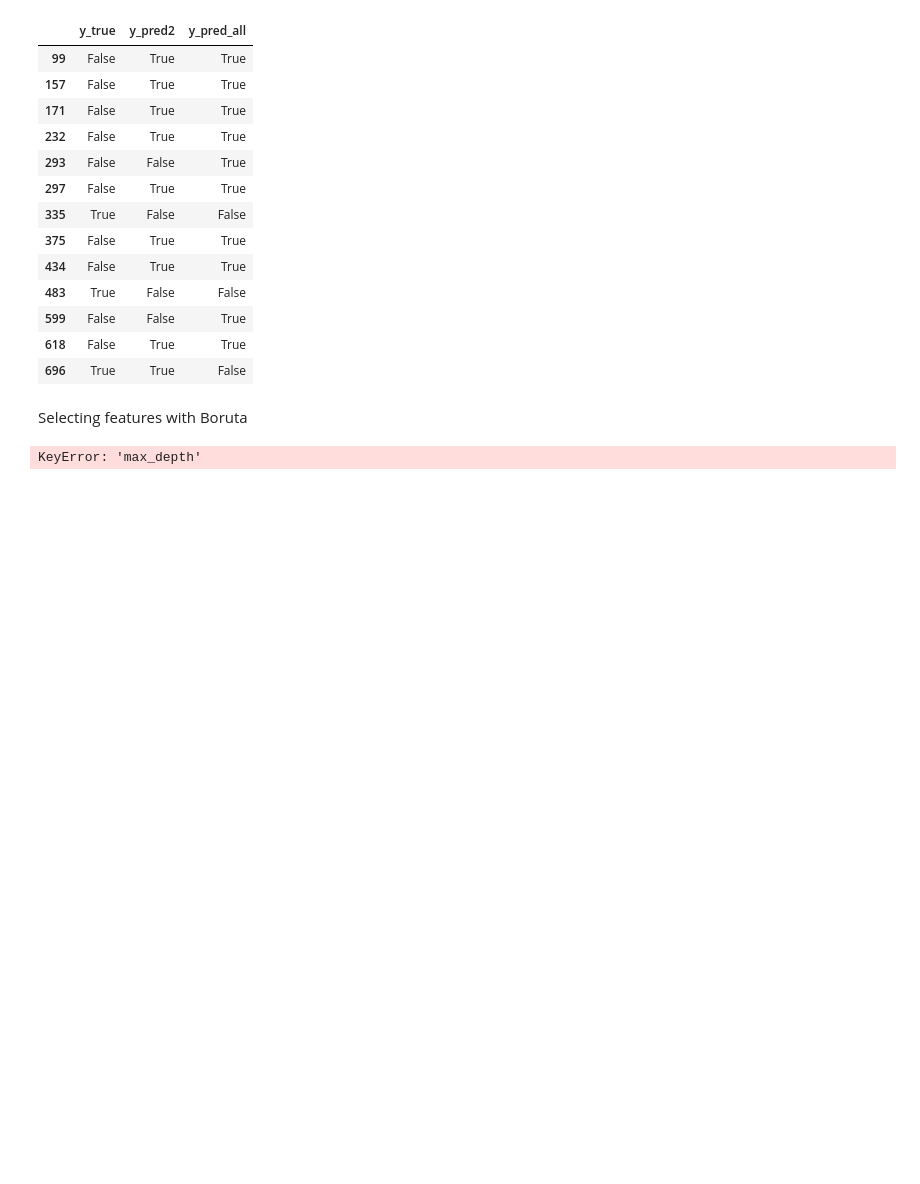
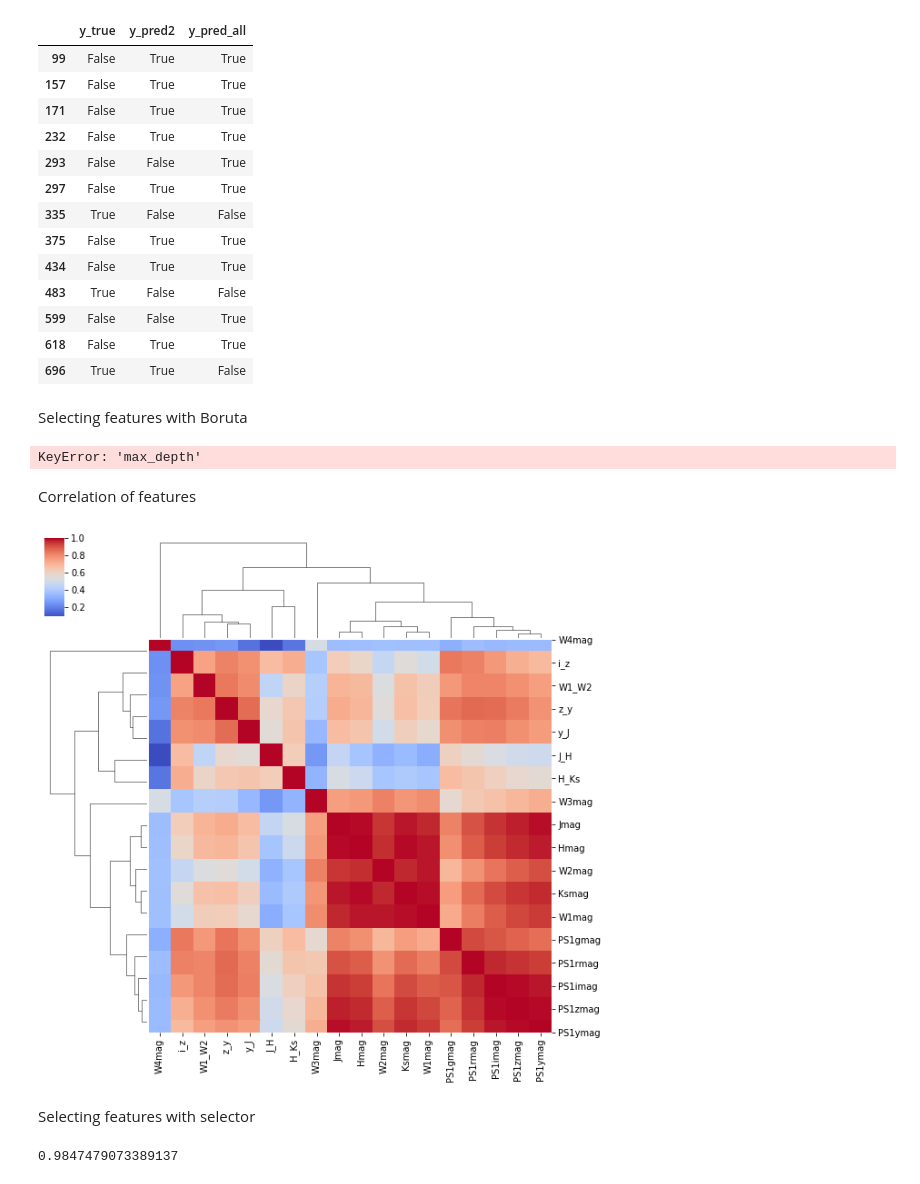
Before and after one commit to iamaleksandra/Brown-Dwarfs-NN, a Jupyter notebook: bd.ipynb, the cells around one changed output. Cells and saved outputs as stored; diff of their text form; code cells hidden in the pictures; blank space fills up the shorter version.

Commit message:
added selecting features

```diff
--- a/bd.ipynb
+++ b/bd.ipynb
@@ -383,3 +391,5 @@ feat_selector = BorutaPy(svc_clf, n_estimators='auto', verbose=2, random_state=4
 feat_selector.fit(X2_train, y_train)
 # %% [output]
 KeyError: 'max_depth'
+# %% [markdown]
+Correlation of features
@@ -385,0 +398,13 @@ KeyError: 'max_depth'
+# %%
+X_ = dx.loc[:, 'PS1gmag':'W1_W2']
+corr_matrix = X_.corr(method='spearman')
+res = sns.clustermap(corr_matrix, method='weighted', figsize=(10, 10), cmap='coolwarm')
+# %% [output]
+[figure, added]
+# %% [markdown]
+Selecting features with selector
+# %%
+baseline = roc_auc_score(y_score=y_pred_bsvc, y_true=y_val)
+baseline
+# %% [output]
+0.9847479073389137
```
Also changed, not shown: parts of 16 cells of this notebook.
